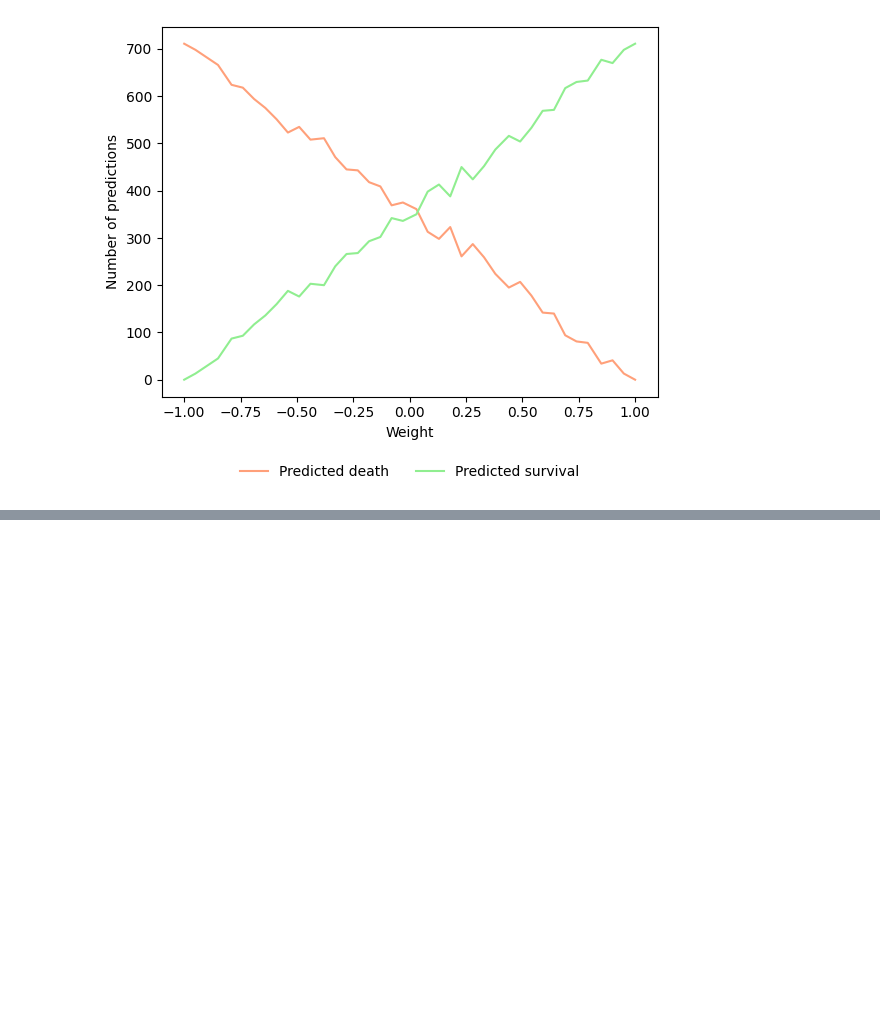
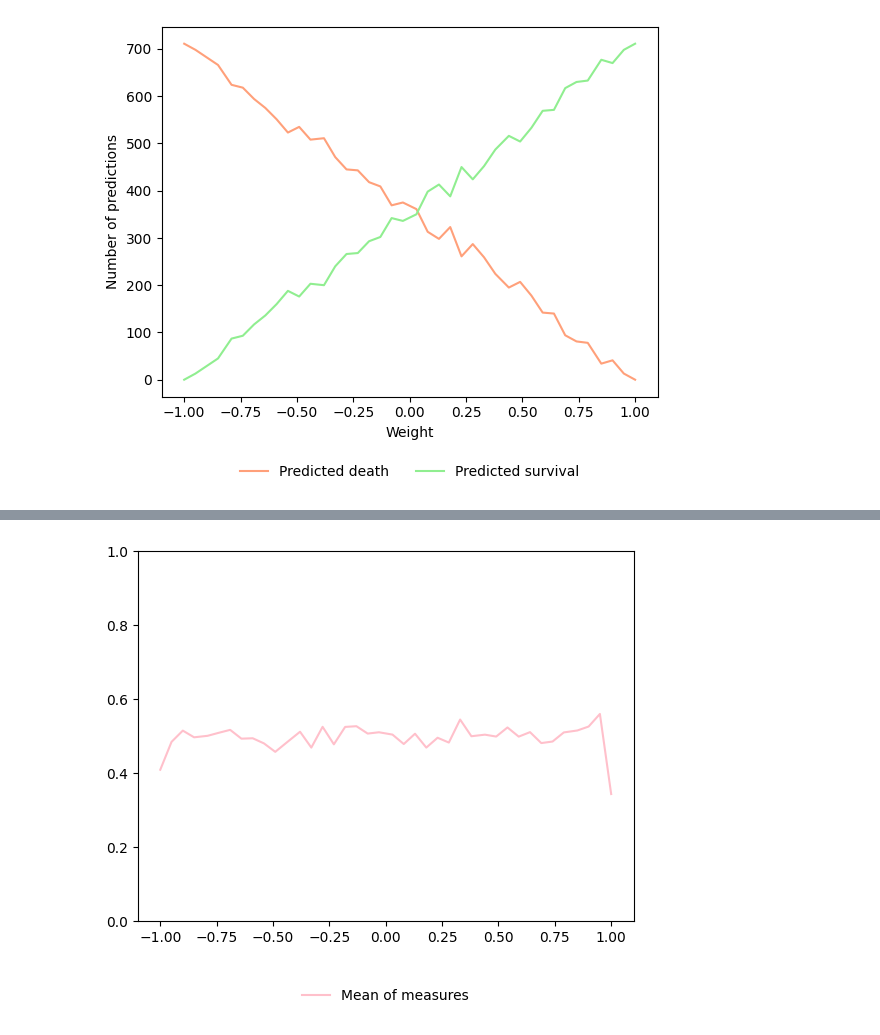
Before and after one commit to JonasHagstrom79/QuantumML, a Jupyter notebook: Titanic.ipynb, the cells around one changed output, grey strips where cells are left out. Cells and saved outputs as stored; diff of their text form; code cells hidden in the pictures; blank space fills up the shorter version.

```diff
--- a/Titanic.ipynb
+++ b/Titanic.ipynb
@@ -466,0 +494,11 @@ plt.show()
+# %%
+# Calculating the mean of the measures
+l_mean = list(map(lambda step: sum(step)*0.25, zip(l_precision, l_recall, l_specificity, l_npv)))
+m_mean, = plt.plot(weights, l_mean, 'pink', label="Mean of measures")
+
+plt.legend(handles=[m_mean], loc='upper center',
+           bbox_to_anchor=(0.5, -0.15), framealpha=0.0)
+plt.ylim(0,1)
+plt.show()
+# %% [output]
+[figure, added]
```
Also changed, not shown: parts of 3 cells of this notebook.
